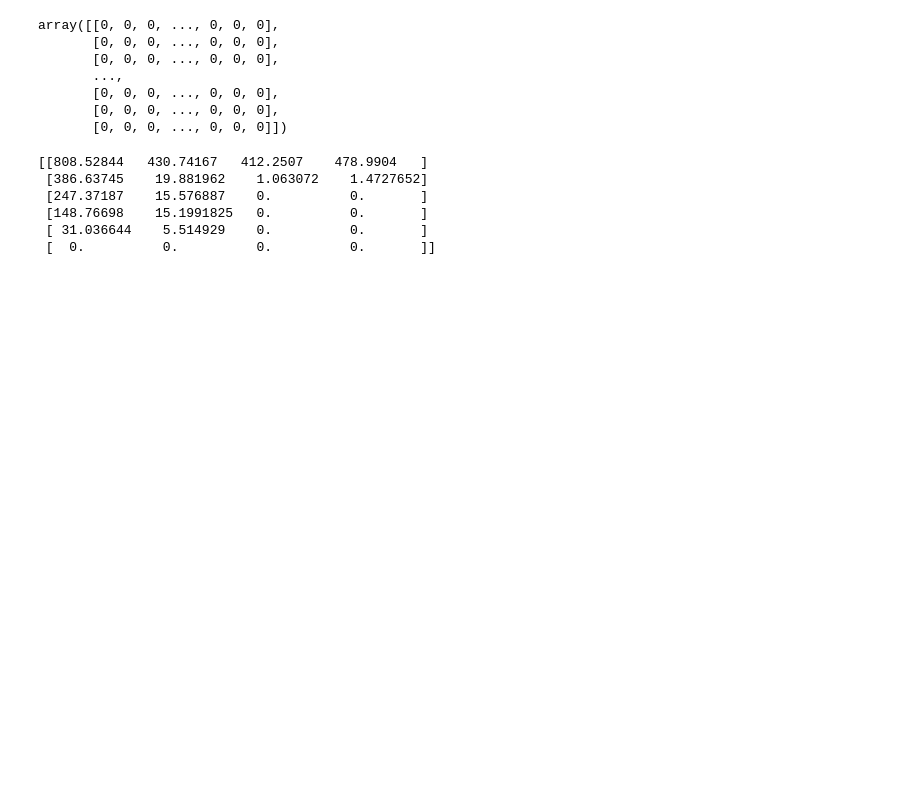
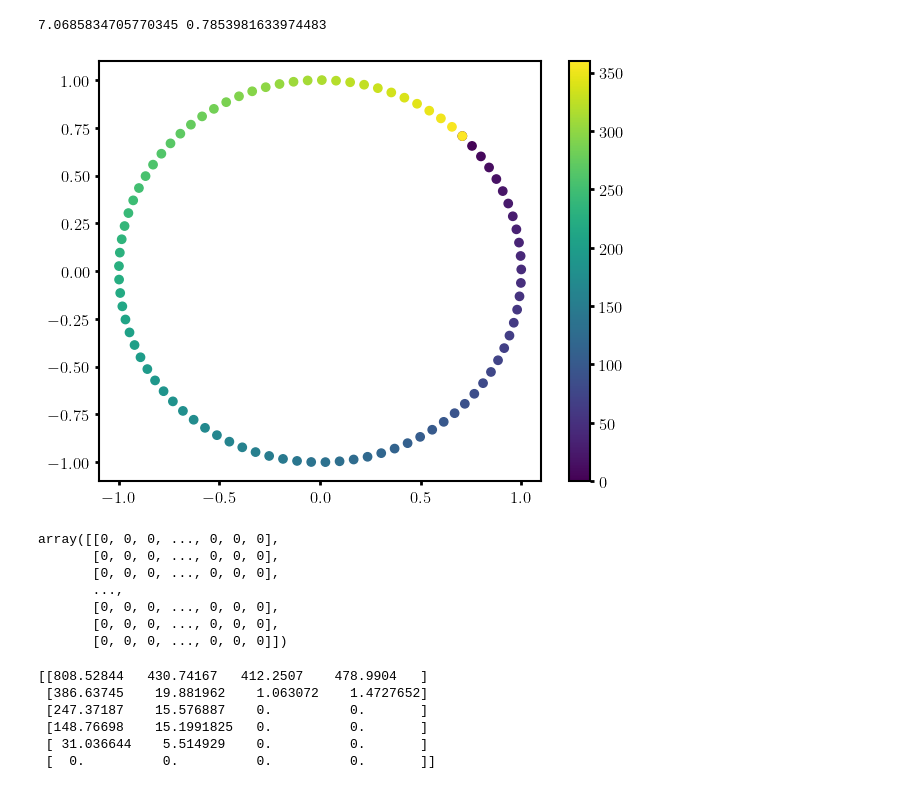
Before and after one commit to HSouch/CUBESPA, a Jupyter notebook: notebooks/Flux Testing.ipynb, the cells around one changed output. Drawn from its saved outputs; the diff is of its cells as text; code cells hidden in the pictures; blank space fills up the shorter version.

```diff
--- a/notebooks/Flux Testing.ipynb
+++ b/notebooks/Flux Testing.ipynb
@@ -79,6 +82,39 @@ bmaj, bmin, bpa = phangs.beam
 
 data_co = phangs.mom_maps.mom0.data
 stellar_x, stellar_y = phangs.center
+# %%
+def theta_list(theta_0, clockwise=False, n_samples=90, plot=False, **kwargs):
+    outname = cubespa.check_kwarg("outname", None, kwargs)
+
+    theta_max = theta_0 + 2*np.pi
+
+    if clockwise:
+        _ = theta_0
+        theta_0, theta_max = theta_max, _
+
+    print(theta_0, theta_max)
+
+    angles = np.linspace(theta_0, theta_max, n_samples) % (2 * np.pi)
+
+    if plot:
+        thetas_norm = np.linspace(0, 2*np.pi, n_samples)
+        xs, ys = np.cos(angles), np.sin(angles)
+        plt.scatter(xs, ys, c=np.rad2deg(thetas_norm))
+        plt.colorbar()
+        plt.tight_layout()
+        if outname is not None:
+            plt.savefig(outname, dpi=100)
+            plt.close()
+        else:
+            plt.show()
+
+    return angles
+
+
+thetas = theta_list(np.pi/4, clockwise=True, plot=True)
+# %% [output]
+7.0685834705770345 0.7853981633974483
+[figure, added]
 # %%
 thetas = (np.linspace(0, 2 * np.pi, 90)) # These thetas are CCW from +ve y-axis
 # thetas = np.linspace(0, np.pi, 20)
```
Also changed, not shown: parts of 7 cells of this notebook, 3 other files.
